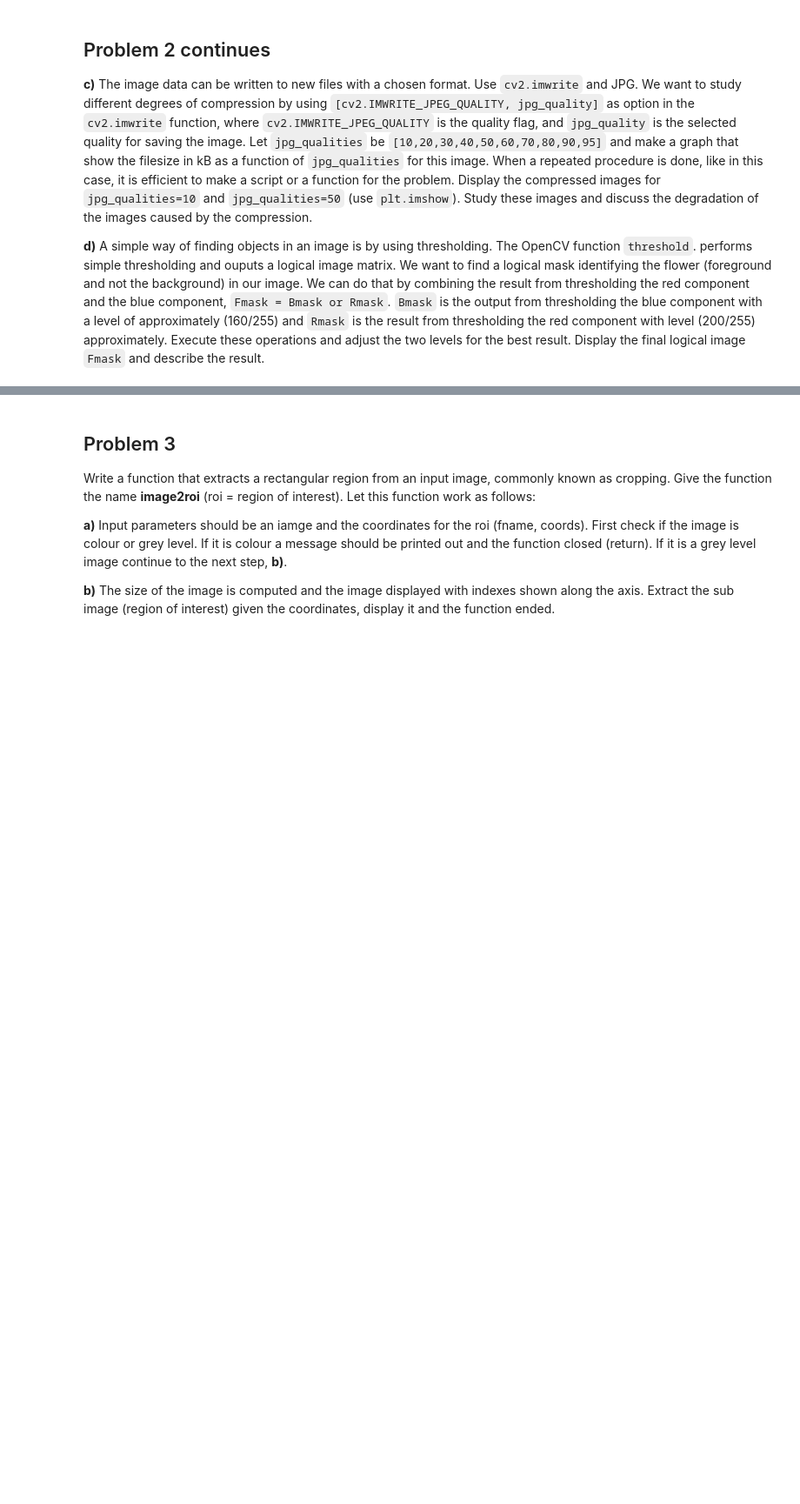
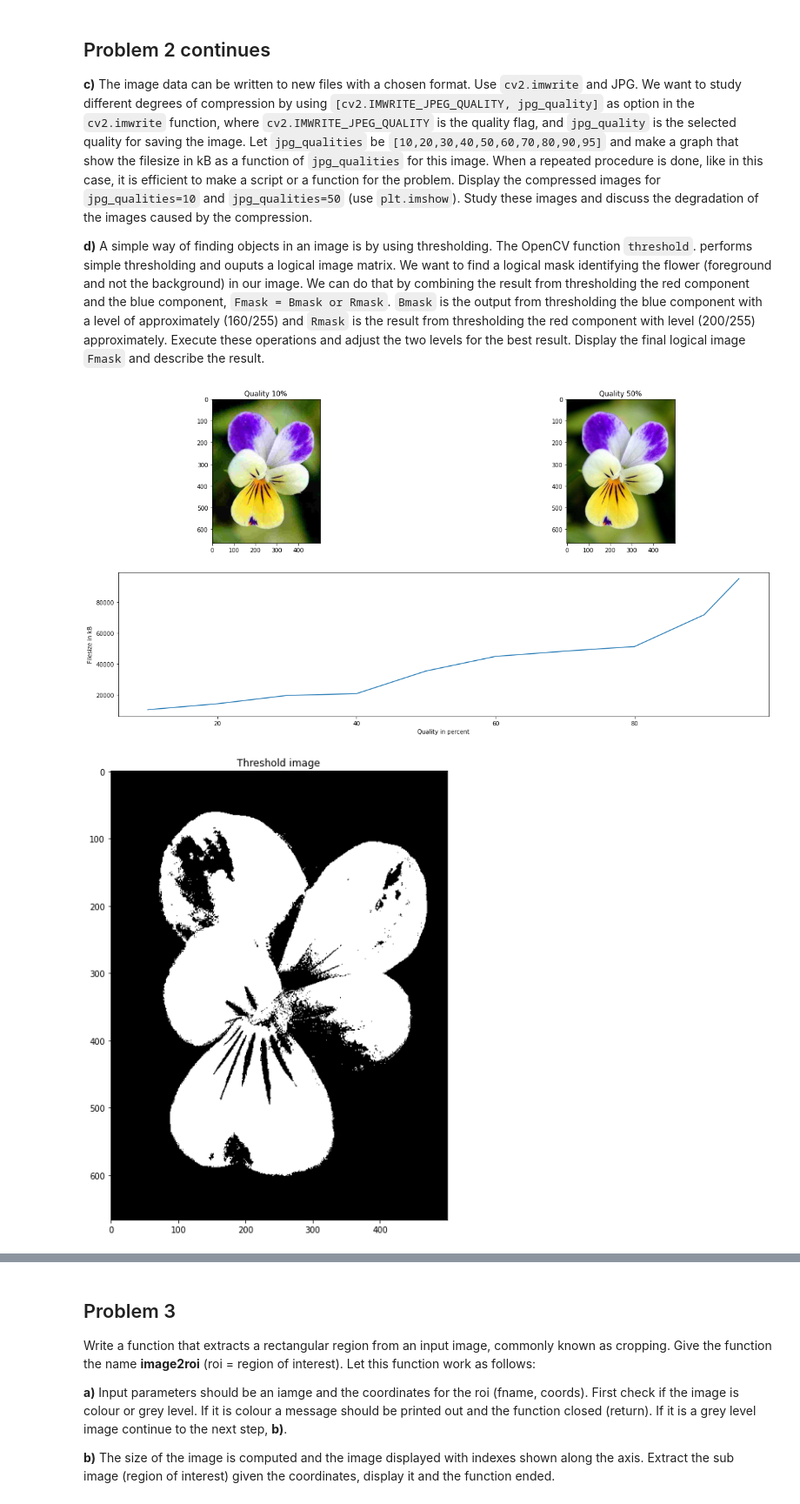
Before and after one commit to asahicantu/uis, a Jupyter notebook: ELE510-Image Processing and computer vision/Assignments/Assignment 1/LABexc1-ELE510-2021.ipynb, the cells around one changed output, grey strips where cells are left out. Shown at 87% size. Saved outputs shown, nothing was run; the diff lists cells and outputs as text; code cells hidden in the pictures; blank space fills up the shorter version.

```diff
--- a/ELE510-Image Processing and computer vision/Assignments/Assignment 1/LABexc1-ELE510-2021.ipynb
+++ b/ELE510-Image Processing and computer vision/Assignments/Assignment 1/LABexc1-ELE510-2021.ipynb
@@ -190,37 +205,41 @@ size = []
 
 # write the images with a specific quality
 for jpg_quality in jpg_qualities:
     filename = "./images/flower{}.jpg".format(str(jpg_quality))
-    cv2.imwrite(...)
+    cv2.imwrite(filename,cv2.cvtColor(A,cv2.COLOR_RGB2BGR),[cv2.IMWRITE_JPEG_QUALITY, jpg_quality])
+    size.append( os.path.getsize(filename))
 
 # Read the two images
-img10 = ...
-img50 = ...
+img10 = cv2.cvtColor(cv2.imread("./images/flower10.jpg")  ,cv2.COLOR_BGR2RGB)
+img50 = cv2.cvtColor(cv2.imread("./images/flower50.jpg")  ,cv2.COLOR_BGR2RGB)
 
 plt.figure(figsize=(20,10))
 plt.subplot(212)
-plt.plot(...) # Show the plot for the filesize in kB of the images generated
+plt.plot(jpg_qualities,size) # Show the plot for the filesize in kB of the images generated
 plt.xlabel("Quality in percent")
 plt.ylabel("Filesize in kB")
 plt.subplot(221)
 plt.imshow(img10)
 plt.title("Quality 10%")
 plt.subplot(222)
 plt.imshow(img50)
 plt.title("Quality 50%")
 plt.show()
 
 ########################################################
 ######## d)
 # Thresholding: Black and White (binary) images
 
 # _, means that we are skipping the first output.
 # look in OpenCV documentation to find out what the first output of threshold is
-_, Bmask = cv2.threshold(...)
-_, Rmask = cv2.threshold(...)
-Fmask = ...
+t_b, Bmask = cv2.threshold(A[:,:,0],200,255,cv2.THRESH_BINARY)
+t_r, Rmask = cv2.threshold(A[:,:,2],200,255,cv2.THRESH_BINARY)
+Fmask = Bmask | Rmask
 
 plt.figure(figsize=(10,10))
 plt.imshow(Fmask, cmap='gray', vmin=0, vmax=255)
 plt.title('Threshold image')
 plt.show()
+# %% [output]
+[figure, added]
+[figure, added]
```
Also changed, not shown: parts of 11 cells of this notebook, 14 other files.
